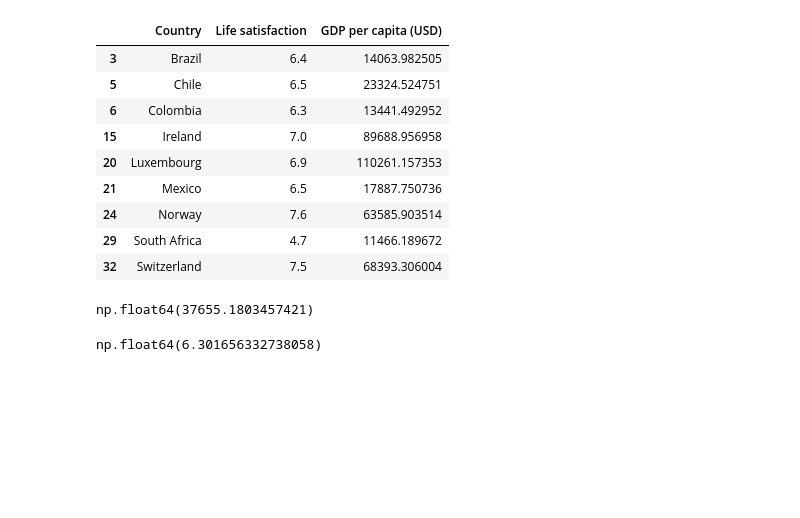
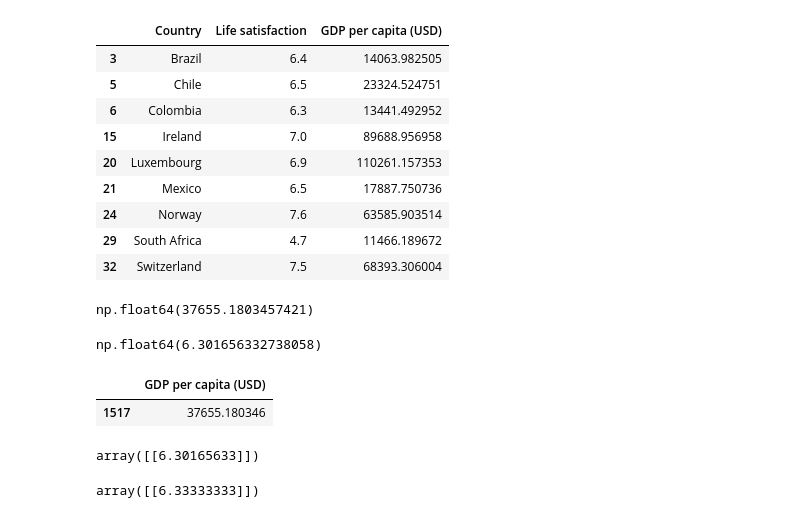
Before and after one commit to chorna111/WUM, a Jupyter notebook: notebooks/krajobraz_uczenia_maszynowego.ipynb, the cells around one changed output. Drawn from its saved outputs; the diff is of its cells as text; code cells hidden in the pictures; blank space fills up the shorter version.

```diff
--- a/notebooks/krajobraz_uczenia_maszynowego.ipynb
+++ b/notebooks/krajobraz_uczenia_maszynowego.ipynb
@@ -268,3 +269,26 @@ cyprus_predicted_life_satisfaction = lin1.predict([[cyprus_gdp_per_capita]])[0,
 cyprus_predicted_life_satisfaction
 # %% [output]
 np.float64(6.301656332738058)
+# %%
+cyprus_gdp_per_capita_2020=(
+    gdp_per_capita_2020[gdp_per_capita_2020["Entity"]=="Cyprus"][[gdppc_col]]
+)
+cyprus_gdp_per_capita_2020
+# %% [output]
+|  | GDP per capita (USD) |
+| 1517 | 37655.180346 |
+# %%
+#model=lin1
+cyprus_predicted_life_satisfaction=lin1.predict(cyprus_gdp_per_capita_2020)
+cyprus_predicted_life_satisfaction
+# %% [output]
+array([[6.30165633]])
+# %%
+#X,y=X_sample,y_sample
+from sklearn.neighbors import KNeighborsRegressor
+model_knn=KNeighborsRegressor(n_neighbors=3)
+model_knn.fit(X_sample,y_sample)
+
+model_knn.predict(cyprus_gdp_per_capita_2020)
+# %% [output]
+array([[6.33333333]])
```
Also changed, not shown: parts of 1 cell of this notebook.
